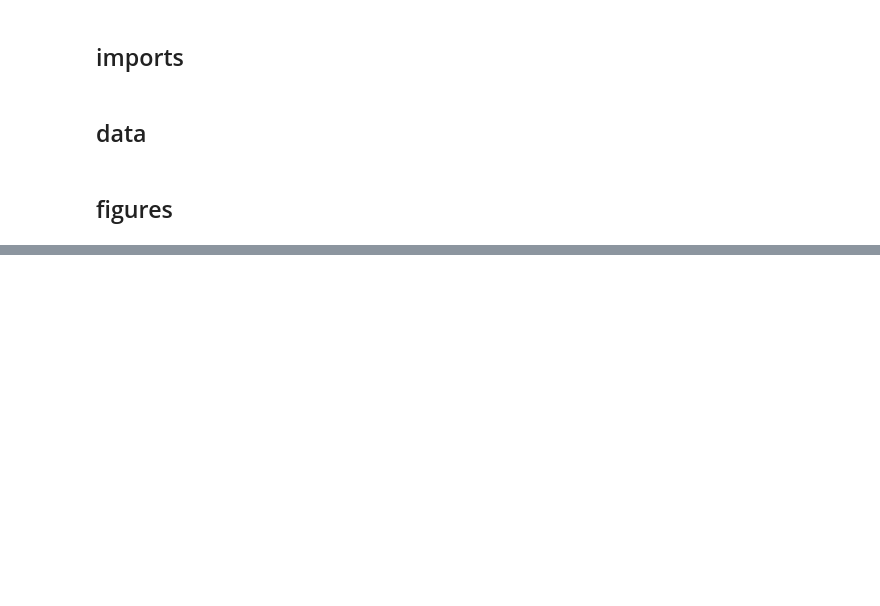
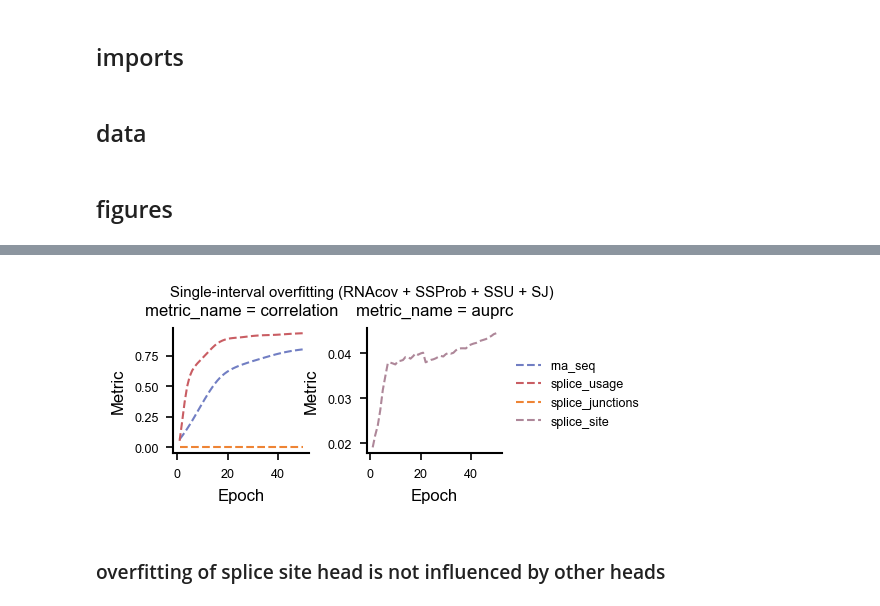
Before and after one commit to MiqG/alphagenome_finetuning_rna, a Jupyter notebook: figures/overfitting_single.ipynb, the cells around one changed output, grey strips where cells are left out. Saved outputs shown, nothing was run; the diff lists cells and outputs as text; code cells hidden in the pictures; blank space fills up the shorter version.

```diff
--- a/figures/overfitting_single.ipynb
+++ b/figures/overfitting_single.ipynb
@@ -15,6 +15,20 @@ from figutils import (
 
 set_figure_style()
 
+PAL_MODALITIES = {
+    "rna_seq": "#717EC3",
+    "splice_site": "#AE8799",
+    "splice_usage": "#C95D63",
+    "splice_junctions": "#EE8434"
+}
+
+MAP_MODALITIES = {
+    "rna_seq_1bp_profile_pearson_r_mean":"rna_seq",
+    "splice_site_auprc_macro":"splice_site",
+    "splice_usage_pearson_r":"splice_usage",
+    "splice_junctions_pearson_r":"splice_junctions"
+}
+
 OUTPUT_DIR = os.path.join("pdfs","overfitting_single")
 os.makedirs(OUTPUT_DIR, exist_ok=True)
 # %% [markdown]
@@ -114,0 +106,50 @@ plt.show()
+# %%
+x = pd.concat([
+    (
+        X[
+            ["epoch","density","rna_seq_1bp_profile_pearson_r_mean","splice_usage_pearson_r","splice_junctions_pearson_r"]
+        ].drop_duplicates()
+        .melt(id_vars=["epoch","density"], var_name="modality", value_name="metric_value")
+        .assign(metric_name="correlation")
+    ),
+    (
+        X[
+            ["epoch","density","splice_site_auprc_macro"]#,"splice_site_auprc_acceptor_pos","splice_site_auprc_acceptor_pos","splice_site_auprc_donor_neg","splice_site_auprc_acceptor_neg"]
+        ].drop_duplicates()
+        .melt(id_vars=["epoch","density"], var_name="modality", value_name="metric_value")
+        .assign(metric_name="auprc")
+    )
+])
+x["modality"] = x["modality"].map({
+    "rna_seq_1bp_profile_pearson_r_mean":"rna_seq",
+    "splice_site_auprc_macro":"splice_site",
+    "splice_usage_pearson_r":"splice_usage",
+    "splice_junctions_pearson_r":"splice_junctions"
+})
+x = x.query("density=='medium'")
+
+g = sns.relplot(
+    kind="line",
+    data=x,
+    x="epoch",
+    y="metric_value",
+    hue="modality", palette=PAL_MODALITIES,
+    col="metric_name",
+    linewidth=1, linestyle="dashed",
+    facet_kws=dict(sharey=False),
+    height=4*cm, aspect=0.9
+)
+
+g.set(
+    xlabel="Epoch",
+    ylabel="Metric"
+)
+g.legend.set_title("")
+g.fig.subplots_adjust(top=0.8)
+g.fig.suptitle("Single-interval overfitting (RNAcov + SSProb + SSU + SJ)")
+
+plt.show()
+# %% [output]
+[figure, added]
+# %% [markdown]
+### overfitting of splice site head is not influenced by other heads
```
Also changed, not shown: parts of 27 cells of this notebook, 1 other file.
